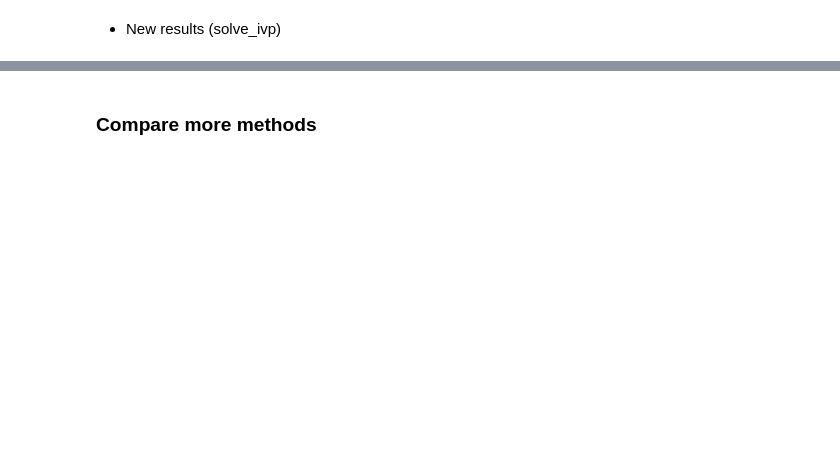
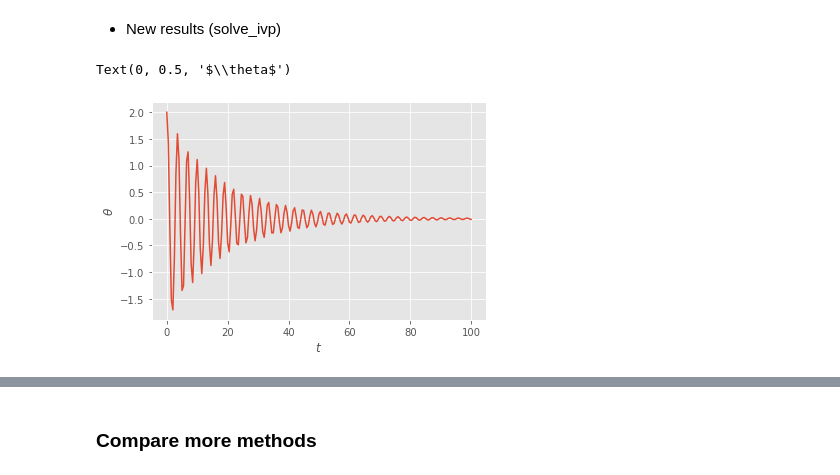
Before and after one commit to sandyherho/physComp, a Jupyter notebook: 05_diffEq/01.ipynb, the cells around one changed output, grey strips where cells are left out. Cells and saved outputs as stored; diff of their text form; code cells hidden in the pictures; blank space fills up the shorter version.

```diff
--- a/05_diffEq/01.ipynb
+++ b/05_diffEq/01.ipynb
@@ -475,3 +475,27 @@ Text(0, 0.5, '$y$')
 ### Example 4) Driven pendulum
 # %% [markdown]
 - Our old results (Euler method)
+# %%
+# Pendulum geometry
+length = 2
+c = 9.81/length
+
+# Damping
+b = 0.1
+d = -1.0
+omega = 1.0
+
+def f_ODE(t,theta0,theta1):
+    return -b*theta1 - c*np.sin(theta0) - d*np.sin(omega*t)
+
+t0 = 0
+theta00 = 2.0
+theta10 = 0
+nmax = 200
+h = 0.5
+
+solution = eulerODE2(f_ODE,t0,theta00,theta10,nmax,h)
+
+plt.xlabel('t')
+plt.ylabel(r'$\theta$')
+plt.plot(solution[0], solution[1])
@@ -478,2 +505,21 @@ Text(0, 0.5, '$y$')
 # %% [markdown]
 - New results (solve_ivp)
+# %%
+def f_ODE(t, theta):
+    return theta[1], -b*theta[1] -c*np.sin(theta[0])
+
+theta00 = 2
+theta10 = 0
+
+solution_RK45 = integrate.solve_ivp(f_ODE, [0,100],
+                                    [theta00, theta10],
+                                    method='RK45',
+                                    t_eval=np.linspace(0,100,201))
+
+plt.plot(solution_RK45.t, solution_RK45.y[0])
+
+plt.xlabel('$t$')
+plt.ylabel(r'$\theta$')
+# %% [output]
+Text(0, 0.5, '$\\theta$')
+[figure, added]
```
Also changed, not shown: parts of 10 cells of this notebook.
